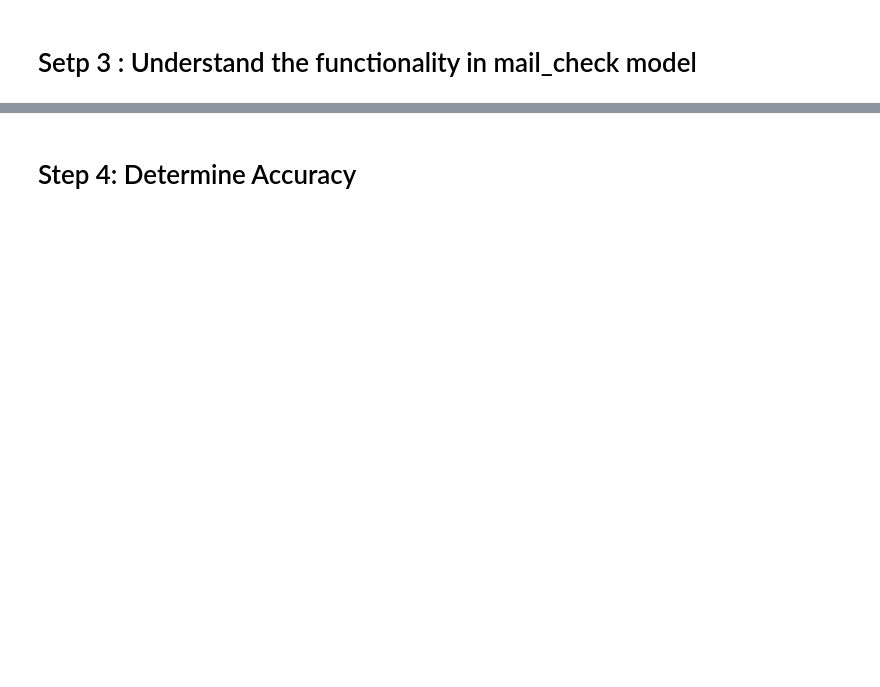
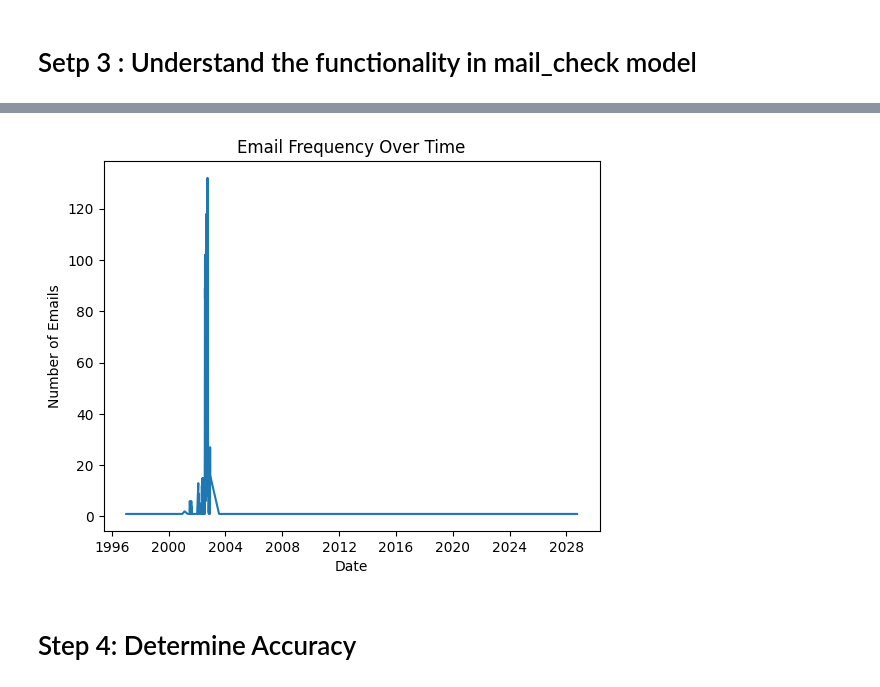
Before and after one commit to rajsegar/Federated-Learning-Frameworks-, a Jupyter notebook: Spam_Mail_Detection.ipynb, the cells around one changed output, grey strips where cells are left out. Saved outputs shown, nothing was run; the diff lists cells and outputs as text; code cells hidden in the pictures; blank space fills up the shorter version.

```diff
--- a/Spam_Mail_Detection.ipynb
+++ b/Spam_Mail_Detection.ipynb
@@ -88,2 +133,18 @@ data.head()
+# %%
+# Creating separate columns for Date and Time
+df['Date'] = df['date'].dt.date
+df['Time'] = df['date'].dt.time
+
+# Handling any remaining NaT values (if any)
+df = df.dropna(subset=['date'])
+
+# Plotting the distribution of emails over time
+df['Date'].value_counts().sort_index().plot()
+plt.title('Email Frequency Over Time')
+plt.xlabel('Date')
+plt.ylabel('Number of Emails')
+plt.show()
+# %% [output]
+[figure, added]
 # %% [markdown]
 # Step 4: Determine Accuracy
```
Also changed, not shown: parts of 8 cells of this notebook.
